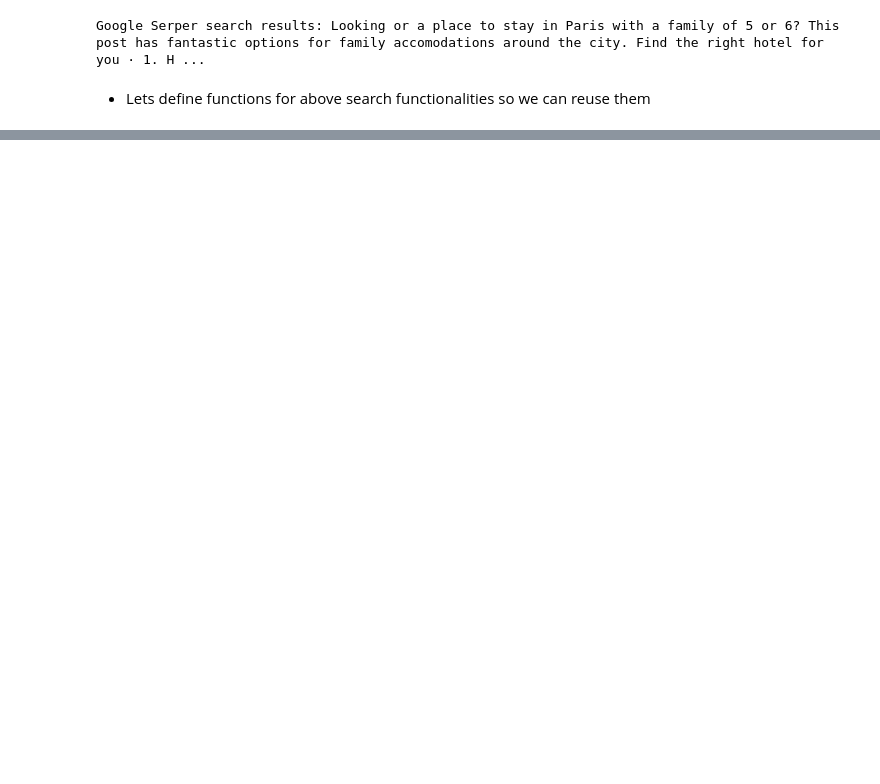
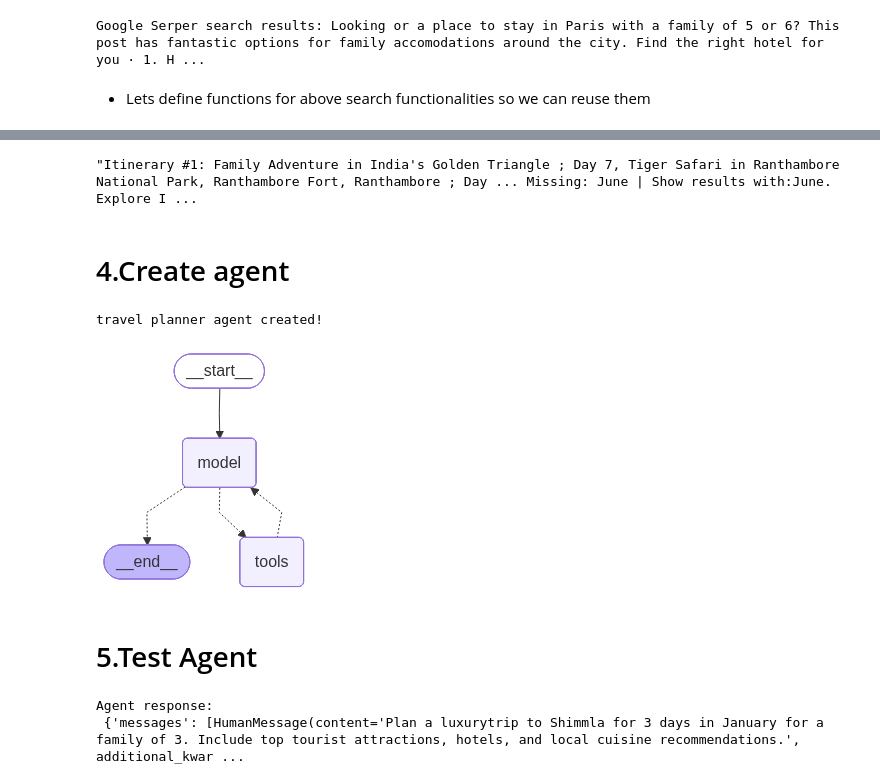
Before and after one commit to Sambit2424/AI-Travel-Itinerary-Planner, a Jupyter notebook: experiments/experiment.ipynb, the cells around one changed output, grey strips where cells are left out. Drawn from its saved outputs; the diff is of its cells as text; code cells hidden in the pictures; blank space fills up the shorter version.

```diff
--- a/experiments/experiment.ipynb
+++ b/experiments/experiment.ipynb
@@ -25,6 +25,8 @@ from langchain.chat_models import init_chat_model
 chat_model = init_chat_model(
     model="groq:llama-3.3-70b-versatile", # Specify the Groq LLM model to use
     temperature=0.3, # Temperature (range 0-1) controls the creativity of the responses. Lower values = more deterministic, higher values = increase randomness.
+    top_p=0.9, # Top-p (nucleus sampling) controls the diversity of the responses. The model considers only the most probable tokens whose cumulative probability exceeds top_p.
+    max_tokens=2048, # Maximum number of tokens in the generated response. Adjust based on your needs and model limits.
 )
 
 print("Chat model initialized with Groq LLM.", chat_model)
@@ -40,9 +44,10 @@ tavily_search = TavilySearch(
     max_results=5, # Maximum number of search results to return
     topic = "general", # Topic for the search
     search_depth = "advanced", # Search depth can be "basic" or "advanced" depending on how thorough you want the search to be
-    include_images = True, # Whether to include images in the search results
+    include_images = False, # Whether to include images in the search results
+    include_answer = True, # Whether to include direct answers in the search results
     time_range = "month", # Time range for search results (e.g., "day", "week", "month", "year")
-    include_domains = ["tripadvisor.com", "booking.com","airbnb.com","trip.com","agoda.com"], # List of domains to include in the search results
+    include_domains = ["tripadvisor.com", "booking.com","airbnb.com","trip.com","agoda.com"], # List of trusted domains to include in the search results
 )
 
 print("Tavily search tool initialized.", tavily_search)
@@ -72,12 +77,14 @@ Google Serper search results: Looking or a place to stay in Paris with a family
 # %% [markdown]
 * Lets define functions for above search functionalities so we can reuse them
 # %%
-def tavily_search_tool(query:str) -> str:
+from langchain_core.tools import tool
+
+@tool
+def tavily_search_tool(query: str) -> str:
     """Searches for information using the Tavily search tool."""
-    tavily_query = tavily_search.invoke({"query": query})
-    return tavily_query.get("results")[0].get("content")
+    return tavily_search.invoke({"query": query})
 
-def google_serper_search_tool(query:str) -> str:
+@tool
+def google_serper_search_tool(query: str) -> str:
     """Searches for information using the Google Serper search tool."""
-    google_query_results = google_search.run(query)
-    return google_query_results
+    return google_search.run(query)
@@ -83,0 +111,41 @@ def google_serper_search_tool(query:str) -> str:
+# %%
+google_serper_search_tool.invoke("Plan a trip to India for 10 days in June for a family of 4. Include top tourist attractions, hotels, and local cuisine recommendations.")
+# %% [output]
+"Itinerary #1: Family Adventure in India's Golden Triangle ; Day 7, Tiger Safari in Ranthambore National Park, Ranthambore Fort, Ranthambore ; Day ... Missing: June | Show results with:June. Explore I ...
+# %% [markdown]
+# 4.Create agent
+# %%
+from langchain.agents import create_agent
+# It best to keep system prompts concise and focused so we don't use up too many tokens on instructions.
+
+system_prompt = """
+You are helpful, empathetic travel planner assistant.
+Use web search tools to provide accurate, up-to-date itineraries based on search results.
+Ask for clarifying details if needed. Format responses with headings, bullet points, images, costs and sources.
+Cite sources. Do not make up information. If you don't know the answer, say you don't know.
+"""
+# %%
+agent = create_agent(
+    model=chat_model,
+    tools=[tavily_search_tool,google_serper_search_tool],
+    system_prompt=system_prompt.strip()    # instructions for the agent
+)
+
+print("travel planner agent created!")
+agent
+# %% [output]
+travel planner agent created!
+[figure, added]
+# %% [markdown]
+# 5.Test Agent
+# %%
+response = agent.invoke({
+    "messages":[
+        {"role": "user", "content": "Plan a luxurytrip to Shimmla for 3 days in January for a family of 3. Include top tourist attractions, hotels, and local cuisine recommendations."}
+    ]
+})
+
+print("Agent response:\n", response)
+# %% [output]
+Agent response:
+ {'messages': [HumanMessage(content='Plan a luxurytrip to Shimmla for 3 days in January for a family of 3. Include top tourist attractions, hotels, and local cuisine recommendations.', additional_kwar ...
```
Also changed, not shown: parts of 6 cells of this notebook, 2 other files.
